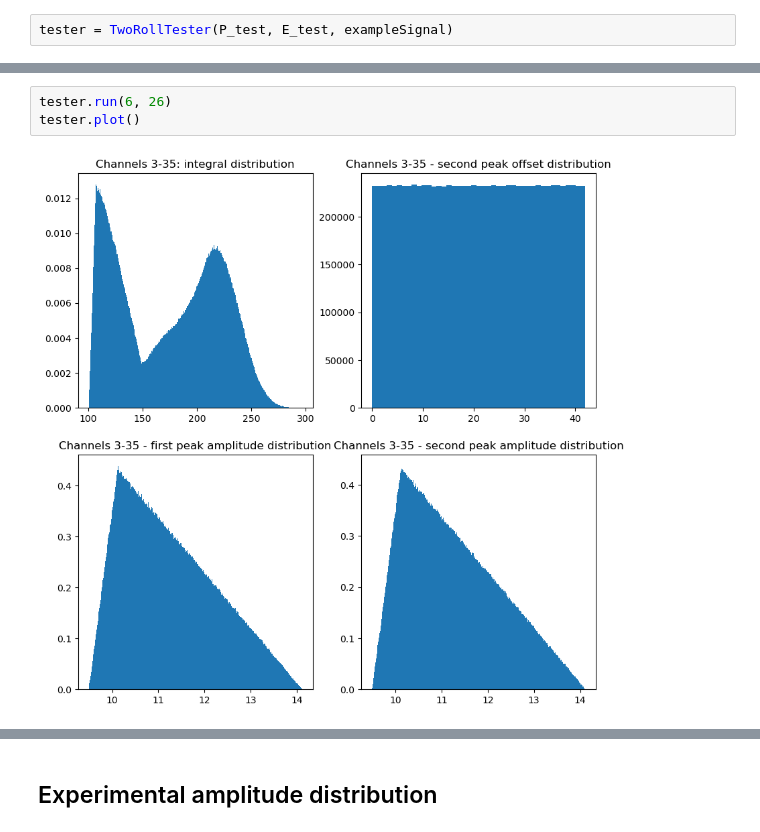
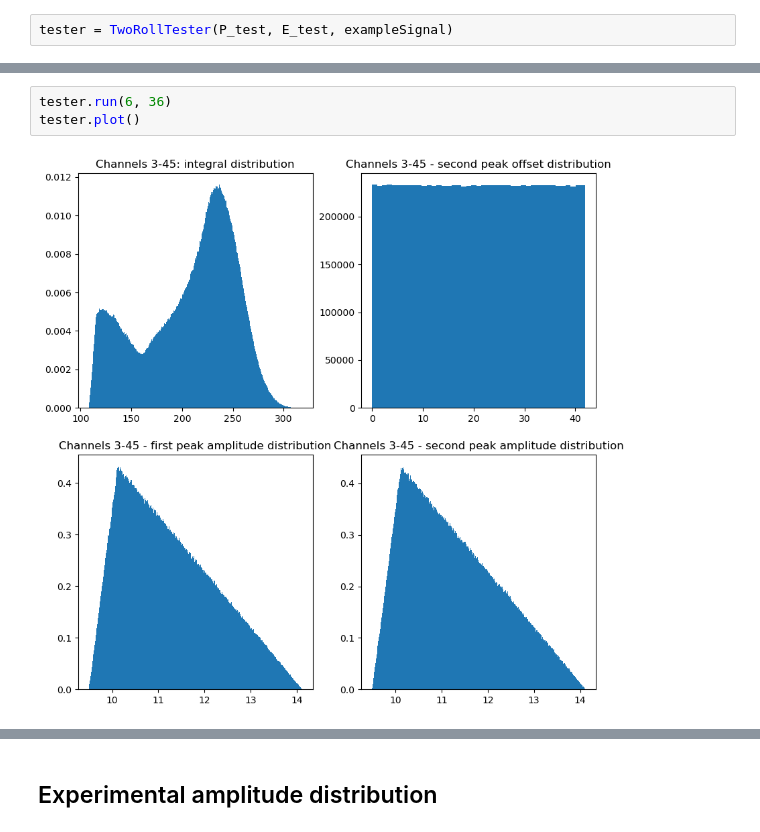
Before and after one commit to GregTheMadMonk/edu-28, a Jupyter notebook: edu-28.ipynb, the cells around one changed output, grey strips where cells are left out. Drawn from its saved outputs; the diff is of its cells as text.

```diff
--- a/edu-28.ipynb
+++ b/edu-28.ipynb
@@ -470,6 +470,6 @@ tester.plot()
 # %%
-tester.run(6, 26)
+tester.run(6, 36)
 tester.plot()
 # %% [output]
-[figure, old version]
+[figure, new version]
 # %%
```
Also changed, not shown: parts of 9 cells of this notebook, 12 other files.
